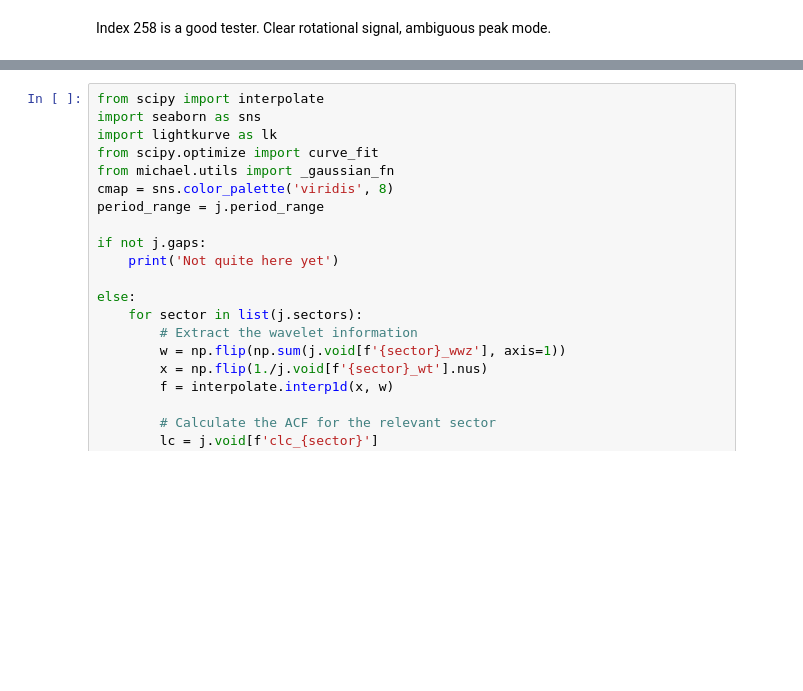
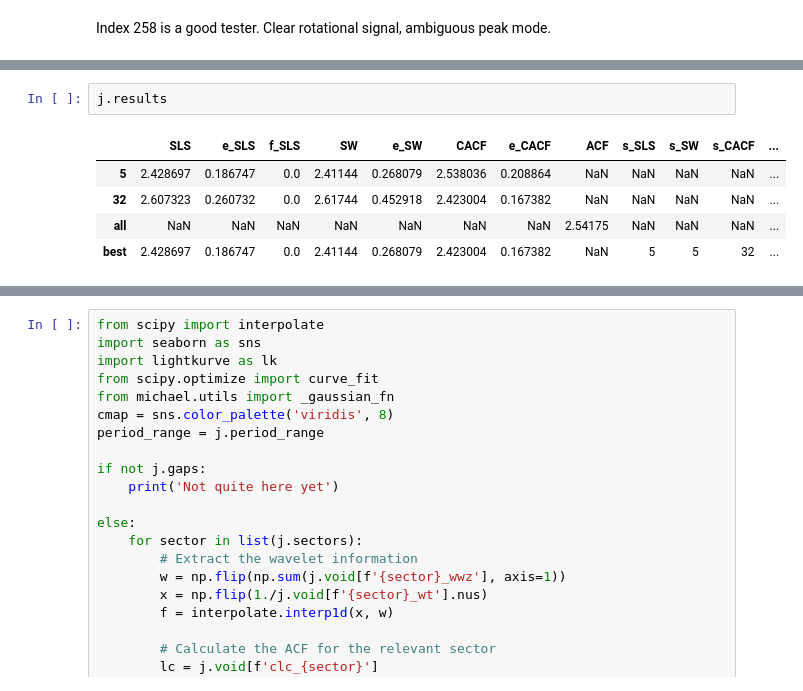
Before and after one commit to ojhall94/michael, a Jupyter notebook: Examples/Example.ipynb, the cells around one changed output, grey strips where cells are left out. Cells and saved outputs as stored; diff of their text form; blank space fills up the shorter version.

```diff
--- a/Examples/Example.ipynb
+++ b/Examples/Example.ipynb
@@ -43,2 +69,10 @@ NameError: name 'interpolate' is not defined
+# %%
+j.results
+# %% [output]
+|  | SLS | e_SLS | f_SLS | SW | e_SW | CACF | e_CACF | ACF | s_SLS | s_SW | s_CACF | ... |
+| 5 | 2.428697 | 0.186747 | 0.0 | 2.41144 | 0.268079 | 2.538036 | 0.208864 | NaN | NaN | NaN | NaN | ... |
+| 32 | 2.607323 | 0.260732 | 0.0 | 2.61744 | 0.452918 | 2.423004 | 0.167382 | NaN | NaN | NaN | NaN | ... |
+| all | NaN | NaN | NaN | NaN | NaN | NaN | NaN | 2.54175 | NaN | NaN | NaN | ... |
+| best | 2.428697 | 0.186747 | 0.0 | 2.41144 | 0.268079 | 2.423004 | 0.167382 | NaN | 5 | 5 | 32 | ... |
 # %%
 sys.exit()
```
Also changed, not shown: parts of 2 cells of this notebook, 1 other file.
